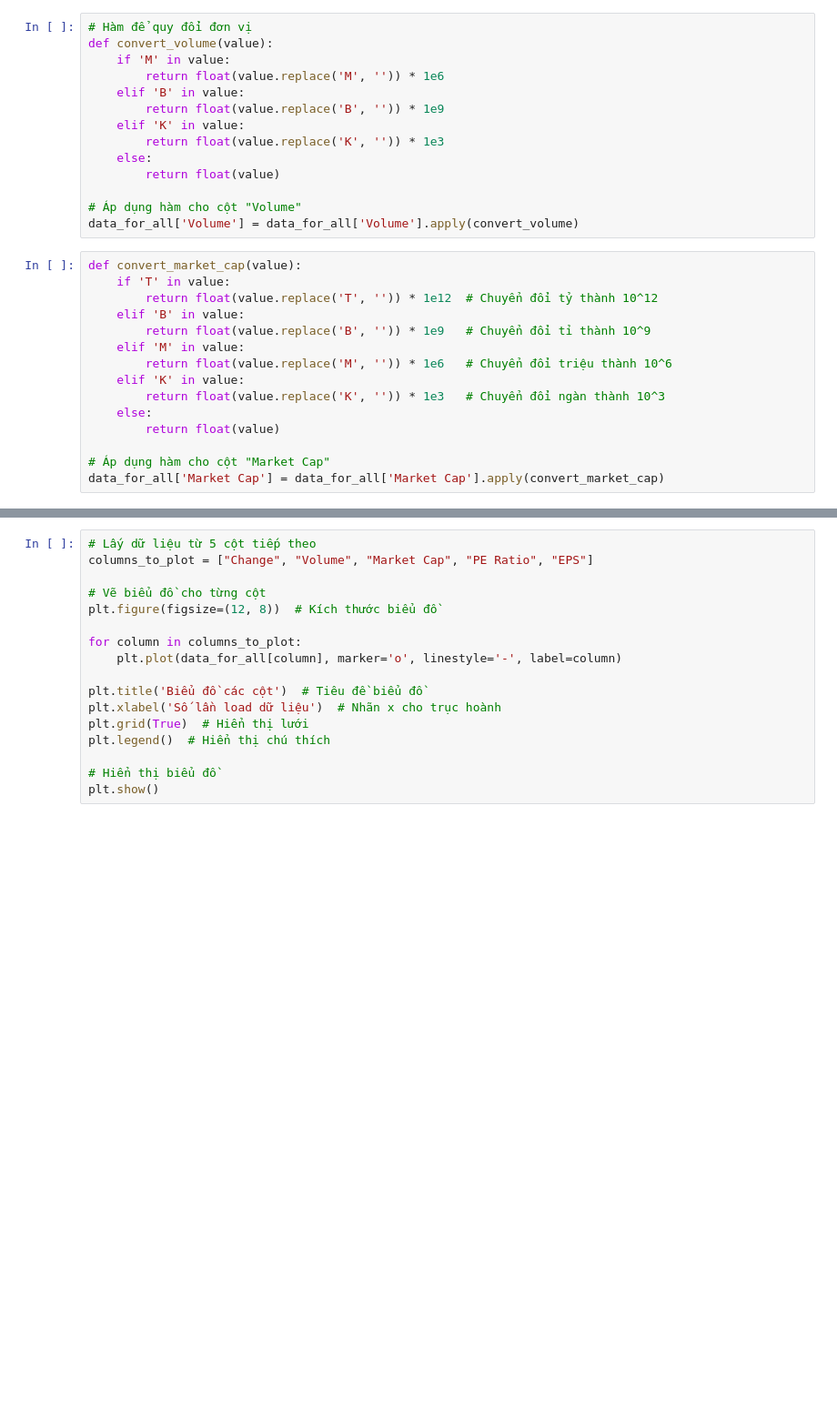
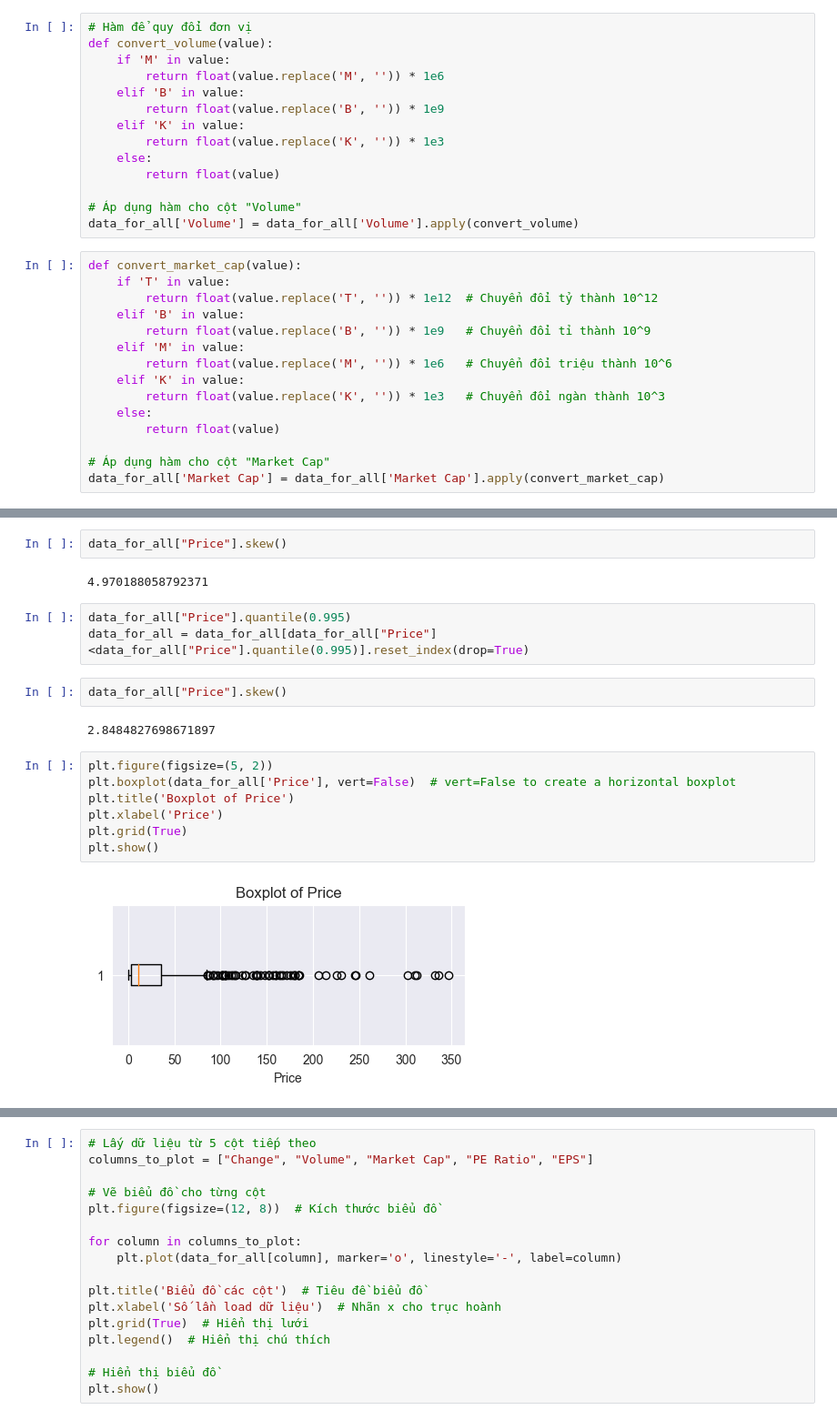
Before and after one commit to lhquan502/DATA-PROJECT, a Jupyter notebook: TradingView.ipynb, the cells around one changed output, grey strips where cells are left out. Shown at 91% size. Drawn from its saved outputs; the diff is of its cells as text; blank space fills up the shorter version.

```diff
--- a/TradingView.ipynb
+++ b/TradingView.ipynb
@@ -138,0 +223,20 @@ data_for_all
+# %%
+data_for_all["Price"].skew()
+# %% [output]
+4.970188058792371
+# %%
+data_for_all["Price"].quantile(0.995)
+data_for_all = data_for_all[data_for_all["Price"]<data_for_all["Price"].quantile(0.995)].reset_index(drop=True)
+# %%
+data_for_all["Price"].skew()
+# %% [output]
+2.8484827698671897
+# %%
+plt.figure(figsize=(5, 2))
+plt.boxplot(data_for_all['Price'], vert=False)  # vert=False to create a horizontal boxplot
+plt.title('Boxplot of Price')
+plt.xlabel('Price')
+plt.grid(True)
+plt.show()
+# %% [output]
+[figure, added]
```
Also changed, not shown: parts of 14 cells of this notebook.
